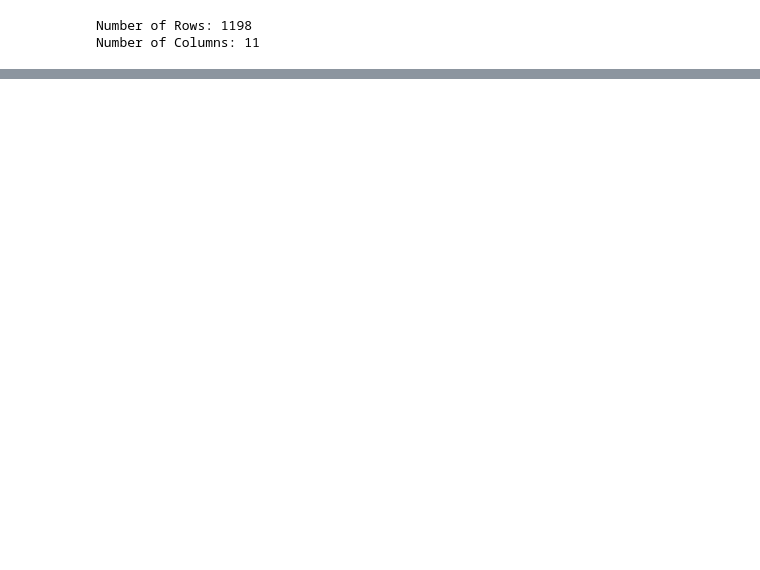
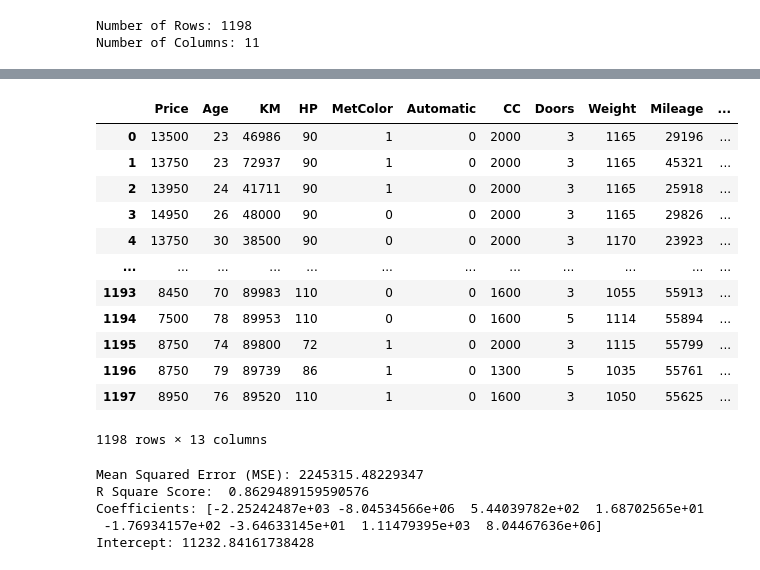
Before and after one commit to michelmalki/MichelMalki, a Jupyter notebook: Used_Car_Sales.ipynb, the cells around one changed output, grey strips where cells are left out. Drawn from its saved outputs; the diff is of its cells as text; code cells hidden in the pictures; blank space fills up the shorter version.

```diff
--- a/Used_Car_Sales.ipynb
+++ b/Used_Car_Sales.ipynb
@@ -63,0 +120,19 @@ Skewness after removing outliers: 1.5339668515613194
+# %%
+from sklearn.preprocessing import OneHotEncoder
+enc = OneHotEncoder(handle_unknown='ignore')
+dfencoded = df
+dfencoded
+# %% [output]
+|  | Price | Age | KM | HP | MetColor | Automatic | CC | Doors | Weight | Mileage | ... |
+| 0 | 13500 | 23 | 46986 | 90 | 1 | 0 | 2000 | 3 | 1165 | 29196 | ... |
+| 1 | 13750 | 23 | 72937 | 90 | 1 | 0 | 2000 | 3 | 1165 | 45321 | ... |
+| 2 | 13950 | 24 | 41711 | 90 | 1 | 0 | 2000 | 3 | 1165 | 25918 | ... |
+| 3 | 14950 | 26 | 48000 | 90 | 0 | 0 | 2000 | 3 | 1165 | 29826 | ... |
+| 4 | 13750 | 30 | 38500 | 90 | 0 | 0 | 2000 | 3 | 1170 | 23923 | ... |
+| ... | ... | ... | ... | ... | ... | ... | ... | ... | ... | ... | ... |
+| 1193 | 8450 | 70 | 89983 | 110 | 0 | 0 | 1600 | 3 | 1055 | 55913 | ... |
+| 1194 | 7500 | 78 | 89953 | 110 | 0 | 0 | 1600 | 5 | 1114 | 55894 | ... |
+| 1195 | 8750 | 74 | 89800 | 72 | 1 | 0 | 2000 | 3 | 1115 | 55799 | ... |
+| 1196 | 8750 | 79 | 89739 | 86 | 1 | 0 | 1300 | 5 | 1035 | 55761 | ... |
+| 1197 | 8950 | 76 | 89520 | 110 | 1 | 0 | 1600 | 3 | 1050 | 55625 | ... |
+1198 rows × 13 columns
@@ -63,0 +157,18 @@ Skewness after removing outliers: 1.5339668515613194
+# %%
+# Linear Regression Model
+
+lr = LinearRegression()
+lr.fit(x_train,y_train)
+prediction = lr.predict(x_test)
+score = lr.score(x_test,y_test)
+mse = mean_squared_error(y_test, prediction)
+print(f"Mean Squared Error (MSE): {mse}")
+print('R Square Score: ', score)
+print(f"Coefficients: {lr.coef_}")
+print(f"Intercept: {lr.intercept_}")
+# %% [output]
+Mean Squared Error (MSE): 2245315.48229347
+R Square Score:  0.8629489159590576
+Coefficients: [-2.25242487e+03 -8.04534566e+06  5.44039782e+02  1.68702565e+01
+ -1.76934157e+02 -3.64633145e+01  1.11479395e+03  8.04467636e+06]
+Intercept: 11232.84161738428
```
Also changed, not shown: parts of 12 cells of this notebook.
